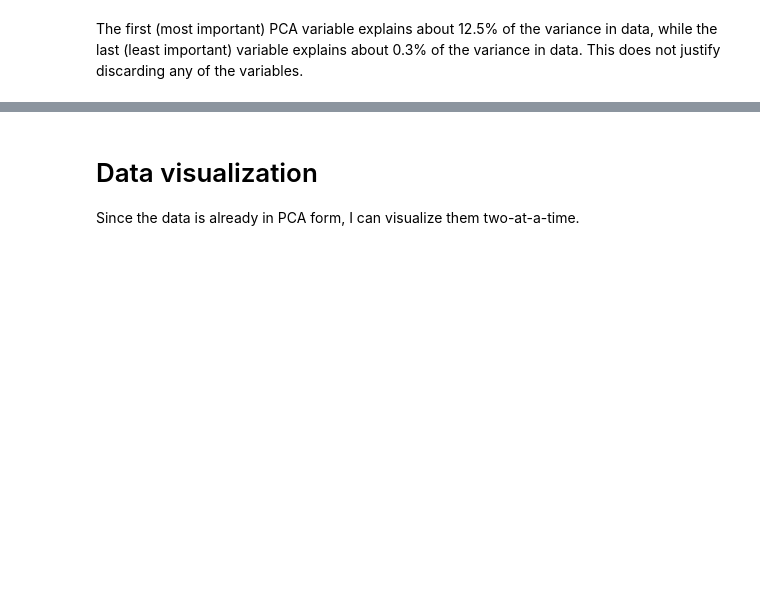
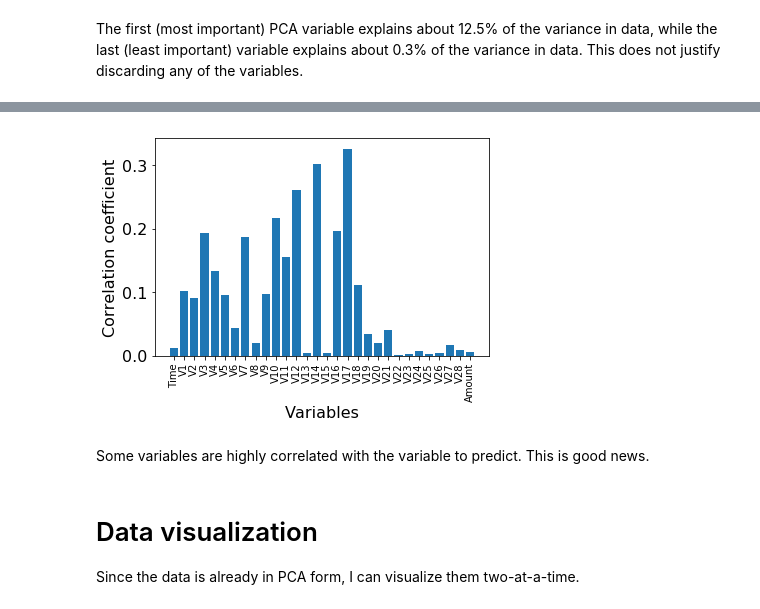
Before and after one commit to tiagobbatalhao/credit_card_fraud, a Jupyter notebook: CreditCardFraud.ipynb, the cells around one changed output, grey strips where cells are left out. Cells and saved outputs as stored; diff of their text form; code cells hidden in the pictures; blank space fills up the shorter version.

```diff
--- a/CreditCardFraud.ipynb
+++ b/CreditCardFraud.ipynb
@@ -92,3 +84,19 @@ print(variances/total_variance)
+# %%
+correlation_matrix = dataset.corr()
+correlation_var = correlation_matrix.loc['Class',[x for x in correlation_matrix.columns if x!='Class']]
+fig = py.figure()
+ax = fig.add_subplot(111)
+ax.bar(range(len(correlation_var)),abs(correlation_var),width=0.8)
+ax.set_xticks(range(len(correlation_var)))
+ax.set_xticklabels(correlation_var.index,rotation='vertical')
+ax.set_xlabel('Variables',fontsize=16)
+ax.set_ylabel('Correlation coefficient',fontsize=16)
+ax.set_yticks([0,0.1,0.2,0.3])
+ax.set_yticklabels([str(x) for x in ax.get_yticks()],fontsize=16);
+# %% [output]
+[figure, added]
+# %% [markdown]
+Some variables are highly correlated with the variable to predict. This is good news.
 # %% [markdown]
 # Data visualization
 Since the data is already in PCA form, I can visualize them two-at-a-time.
```
Also changed, not shown: parts of 29 cells of this notebook.
